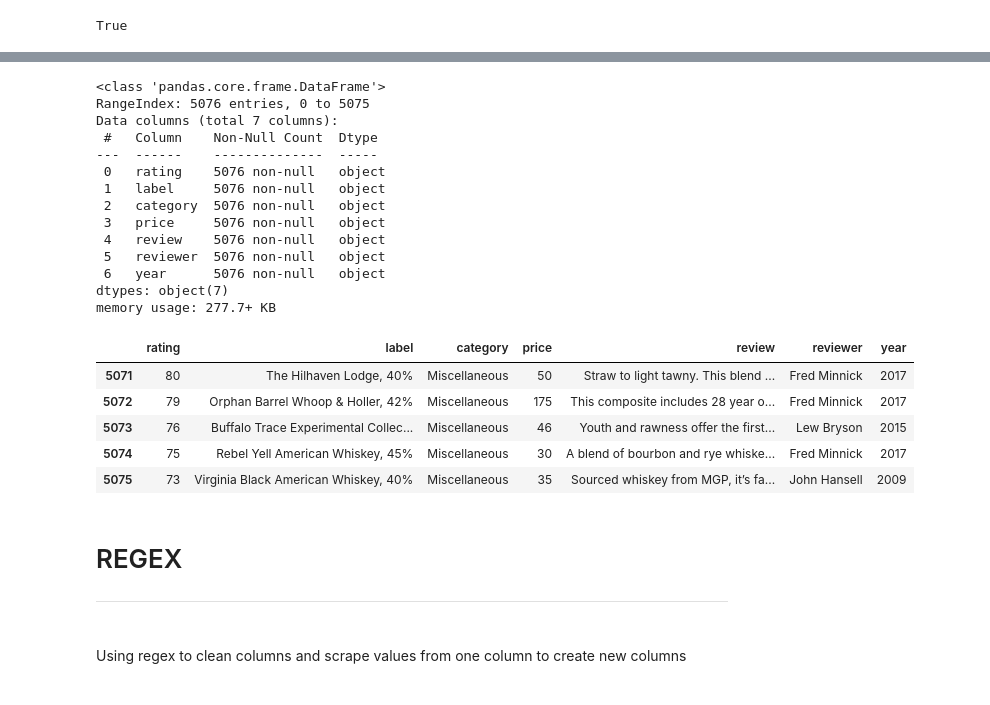
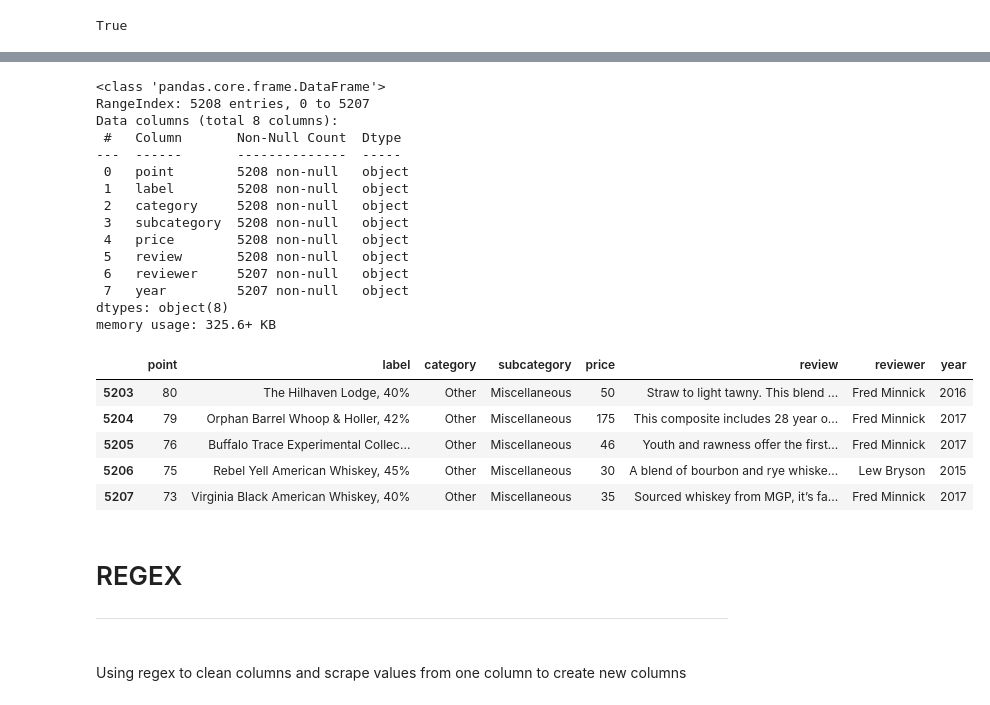
Before and after one commit to dancassin/Thinkful, a Jupyter notebook: 37.3 Whisky Scraping.ipynb, the cells around one changed output, grey strips where cells are left out. Drawn from its saved outputs; the diff is of its cells as text; code cells hidden in the pictures.

```diff
--- a/37.3 Whisky Scraping.ipynb
+++ b/37.3 Whisky Scraping.ipynb
@@ -76 +76,27 @@ def process_data(soup):
+# %%
+# Getting the scrape points into dictionary
+whiskies = []
+
+def process_data2(soup, whiskies, i):
+    article = soup.select('article')
+    for whisky in article:
+        point = whisky.select_one('.review-top > h2 > span').get_text()
+        label = whisky.select_one('.printable-section > h1').get_text()
+        subcategory = whisky.select_one('.entry-meta > span > span:nth-of-type(1)').get_text()
+        category = str(i)
+        price = whisky.select_one('.entry-meta > span > span:nth-of-type(3)').get_text()
+        review = whisky.select_one('.printable-section > div:nth-of-type(1) > p').get_text()
+        # Gets the last four characters, which is the year
+        try:
+            year = whisky.select_one('.printable-section > div:nth-of-type(2) > p > a').get_text()[-4:]
+        except:
+            year = np.nan
+        try:
+            reviewer = whisky.select_one('.printable-section > div:nth-of-type(2) > p > span').get_text()
+        except:
+            reviewer = np.nan
+
+        whisky = {'point':point, 'label':label,'category':category,'subcategory':subcategory,'price':price,
+                  'review':review,'reviewer':reviewer,'year':year}
+        whiskies.append(whisky)
 # %%
@@ -114,3 +135,3 @@ len(scraped_lists[1])
 # %%
-initial_df = pd.DataFrame(scraped_lists)
-whisky = initial_df.T
+initial_df = pd.DataFrame(whiskies)
+initial_df.head()
@@ -122,4 +150,4 @@ whisky.duplicated(subset=4).sum()
 # %%
-whisky.drop_duplicates(subset=4,inplace=True)
+initial_df.drop_duplicates(subset='review',inplace=True)
 # %%
-whisky.reset_index(drop=True, inplace=True)
+initial_df.reset_index(drop=True, inplace=True)
@@ -129,29 +154,30 @@ whisky.rename(columns={0:'rating', 1:'label', 2:'category', 3:'price',
 # %%
-whisky.info()
+initial_df.info()
 # %% [output]
 <class 'pandas.core.frame.DataFrame'>
-RangeIndex: 5076 entries, 0 to 5075
-Data columns (total 7 columns):
- #   Column    Non-Null Count  Dtype
----  ------    --------------  -----
- 0   rating    5076 non-null   object
- 1   label     5076 non-null   object
- 2   category  5076 non-null   object
- 3   price     5076 non-null   object
- 4   review    5076 non-null   object
- 5   reviewer  5076 non-null   object
- 6   year      5076 non-null   object
-dtypes: object(7)
-memory usage: 277.7+ KB
+RangeIndex: 5208 entries, 0 to 5207
+Data columns (total 8 columns):
+ #   Column       Non-Null Count  Dtype
+---  ------       --------------  -----
+ 0   point        5208 non-null   object
+ 1   label        5208 non-null   object
+ 2   category     5208 non-null   object
+ 3   subcategory  5208 non-null   object
+ 4   price        5208 non-null   object
+ 5   review       5208 non-null   object
+ 6   reviewer     5207 non-null   object
+ 7   year         5207 non-null   object
+dtypes: object(8)
+memory usage: 325.6+ KB
 # %%
-whisky.tail()
+initial_df.tail()
 # %% [output]
-|  | rating | label | category | price | review | reviewer | year |
-| 5071 | 80 | The Hilhaven Lodge, 40% | Miscellaneous | 50 | Straw to light tawny. This blend ... | Fred Minnick | 2017 |
-| 5072 | 79 | Orphan Barrel Whoop & Holler, 42% | Miscellaneous | 175 | This composite includes 28 year o... | Fred Minnick | 2017 |
-| 5073 | 76 | Buffalo Trace Experimental Collec... | Miscellaneous | 46 | Youth and rawness offer the first... | Lew Bryson | 2015 |
-| 5074 | 75 | Rebel Yell American Whiskey, 45% | Miscellaneous | 30 | A blend of bourbon and rye whiske... | Fred Minnick | 2017 |
-| 5075 | 73 | Virginia Black American Whiskey, 40% | Miscellaneous | 35 | Sourced whiskey from MGP, it’s fa... | John Hansell | 2009 |
+|  | point | label | category | subcategory | price | review | reviewer | year |
+| 5203 | 80 | The Hilhaven Lodge, 40% | Other | Miscellaneous | 50 | Straw to light tawny. This blend ... | Fred Minnick | 2016 |
+| 5204 | 79 | Orphan Barrel Whoop & Holler, 42% | Other | Miscellaneous | 175 | This composite includes 28 year o... | Fred Minnick | 2017 |
+| 5205 | 76 | Buffalo Trace Experimental Collec... | Other | Miscellaneous | 46 | Youth and rawness offer the first... | Fred Minnick | 2017 |
+| 5206 | 75 | Rebel Yell American Whiskey, 45% | Other | Miscellaneous | 30 | A blend of bourbon and rye whiske... | Lew Bryson | 2015 |
+| 5207 | 73 | Virginia Black American Whiskey, 40% | Other | Miscellaneous | 35 | Sourced whiskey from MGP, it’s fa... | Fred Minnick | 2017 |
 # %% [markdown]
 # REGEX
 ---
```
Also changed, not shown: parts of 26 cells of this notebook.
